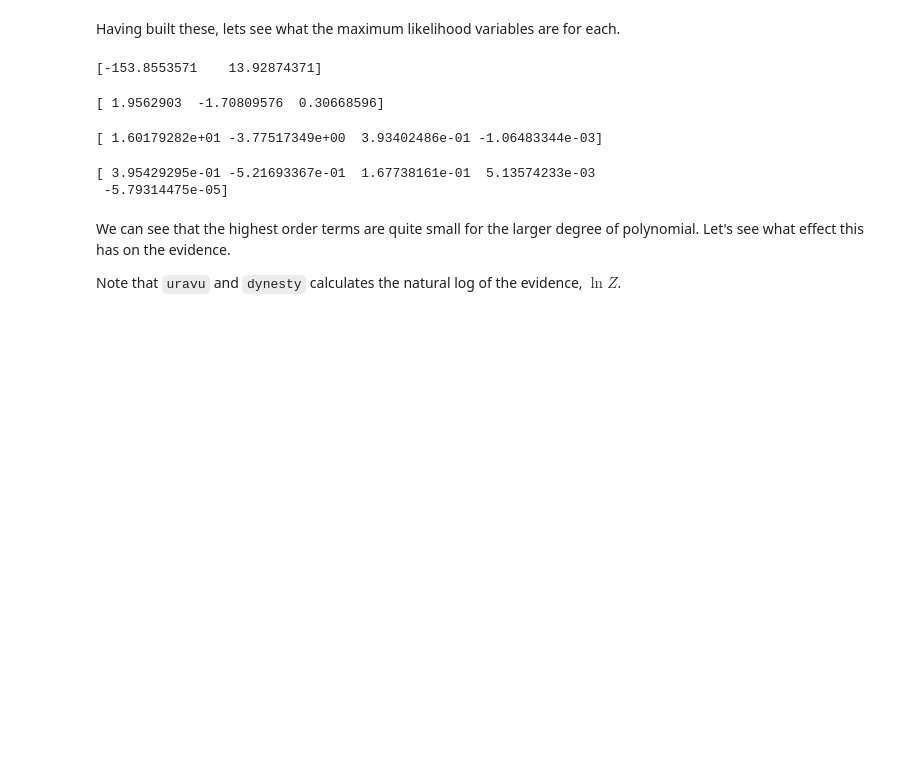
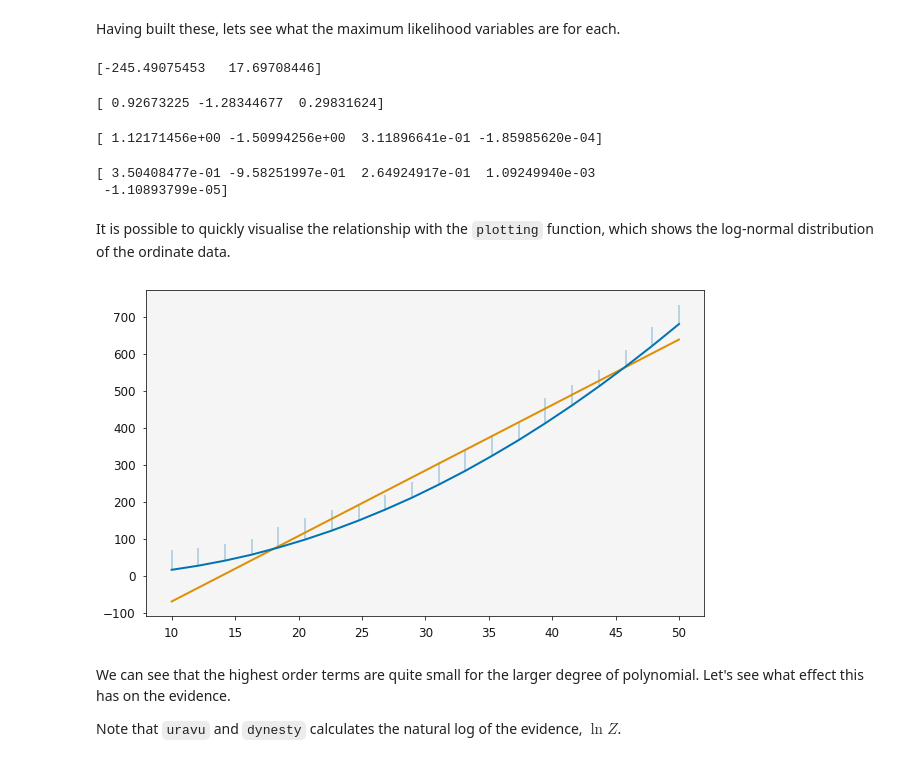
Before and after one commit to arm61/uravu, a Jupyter notebook: docs/source/nested_sampling.ipynb, the cells around one changed output. Saved outputs shown, nothing was run; the diff lists cells and outputs as text; code cells hidden in the pictures; blank space fills up the shorter version.

```diff
--- a/docs/source/nested_sampling.ipynb
+++ b/docs/source/nested_sampling.ipynb
@@ -67,22 +72,29 @@ four_modeller.max_likelihood()
 # %% [markdown]
 Having built these, lets see what the maximum likelihood variables are for each.
 # %%
-print(one_modeller.variables)
+print(one_modeller.variable_medians)
 # %% [output]
-[-153.8553571    13.92874371]
+[-245.49075453   17.69708446]
 # %%
-print(two_modeller.variables)
+print(two_modeller.variable_medians)
 # %% [output]
-[ 1.9562903  -1.70809576  0.30668596]
+[ 0.92673225 -1.28344677  0.29831624]
 # %%
-print(three_modeller.variables)
+print(three_modeller.variable_medians)
 # %% [output]
-[ 1.60179282e+01 -3.77517349e+00  3.93402486e-01 -1.06483344e-03]
+[ 1.12171456e+00 -1.50994256e+00  3.11896641e-01 -1.85985620e-04]
 # %%
-print(four_modeller.variables)
+print(four_modeller.variable_medians)
 # %% [output]
-[ 3.95429295e-01 -5.21693367e-01  1.67738161e-01  5.13574233e-03
- -5.79314475e-05]
+[ 3.50408477e-01 -9.58251997e-01  2.64924917e-01  1.09249940e-03
+ -1.10893799e-05]
+# %% [markdown]
+It is possible to quickly visualise the relationship with the `plotting` function, which shows the log-normal distribution of the ordinate data.
+# %%
+plotting.plot_relationship(one_modeller)
+plt.show()
+# %% [output]
+[figure, added]
 # %% [markdown]
 We can see that the highest order terms are quite small for the larger degree of polynomial.
 Let's see what effect this has on the evidence.
```
Also changed, not shown: parts of 22 cells of this notebook, 2 other files.
